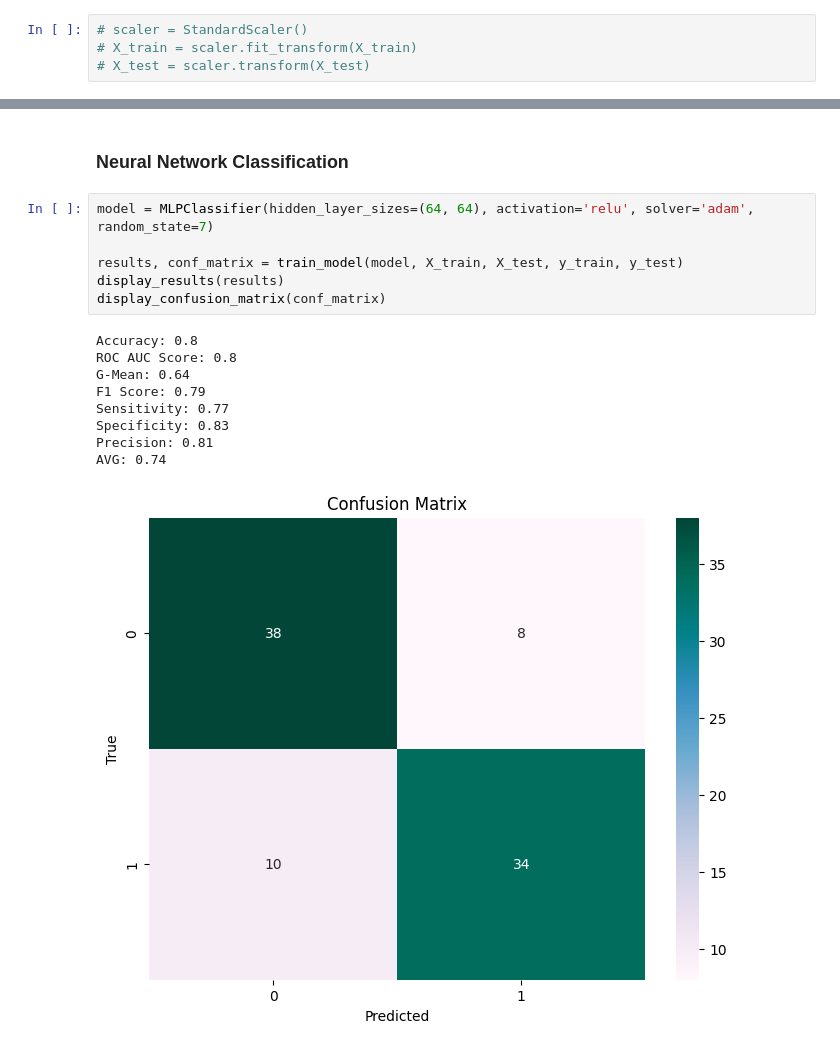
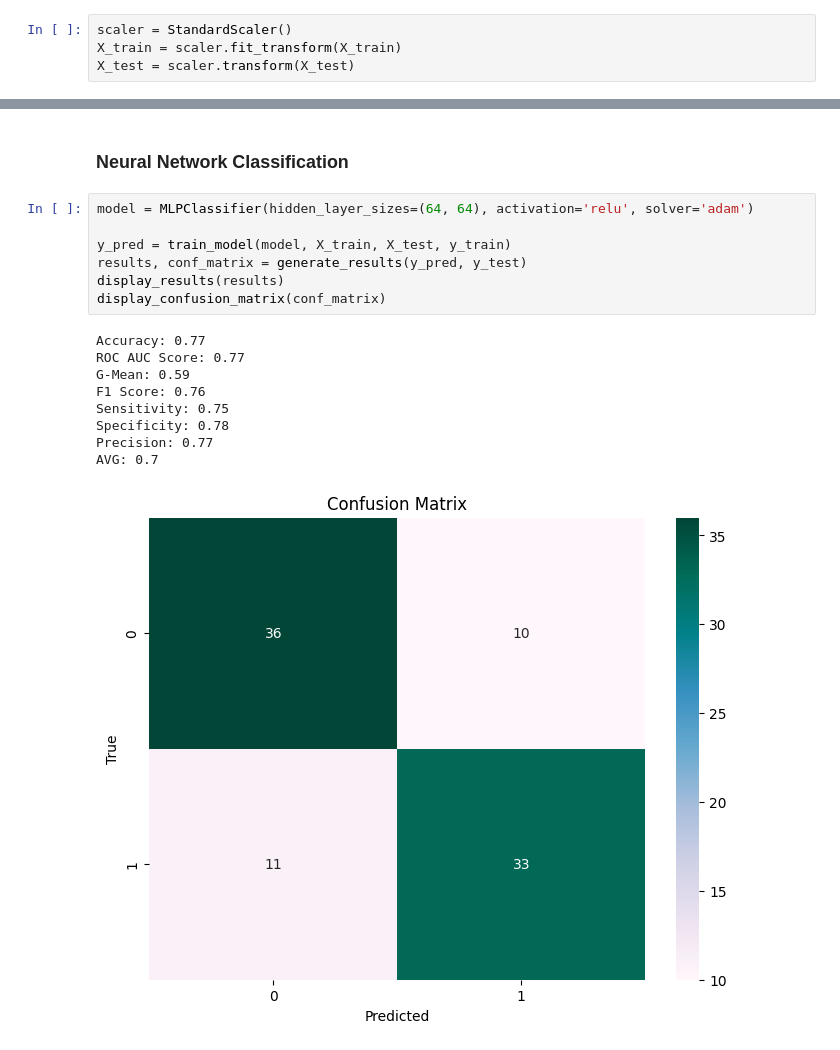
Before and after one commit to MrDomian/Heart-Disease-Risk-Prediction, a Jupyter notebook: Machine learning.ipynb, the cells around one changed output, grey strips where cells are left out. Drawn from its saved outputs; the diff is of its cells as text.

```diff
--- a/Machine learning.ipynb
+++ b/Machine learning.ipynb
@@ -45,9 +45,9 @@ X_train, X_test, y_train, y_test = train_test_split(X, y, test_size=0.3, random_
 # %% [markdown]
 ### Standardization of Data
 # %%
-# scaler = StandardScaler()
-# X_train = scaler.fit_transform(X_train)
-# X_test = scaler.transform(X_test)
+scaler = StandardScaler()
+X_train = scaler.fit_transform(X_train)
+X_test = scaler.transform(X_test)
 # %% [markdown]
 ### Data Balancing
 # %%
@@ -164,18 +176,19 @@ AVG: 0.72
 # %% [markdown]
 ### Neural Network Classification
 # %%
-model = MLPClassifier(hidden_layer_sizes=(64, 64), activation='relu', solver='adam', random_state=7)
+model = MLPClassifier(hidden_layer_sizes=(64, 64), activation='relu', solver='adam')
 
-results, conf_matrix = train_model(model, X_train, X_test, y_train, y_test)
+y_pred = train_model(model, X_train, X_test, y_train)
+results, conf_matrix = generate_results(y_pred, y_test)
 display_results(results)
 display_confusion_matrix(conf_matrix)
 # %% [output]
-Accuracy: 0.8
-ROC AUC Score: 0.8
-G-Mean: 0.64
-F1 Score: 0.79
-Sensitivity: 0.77
-Specificity: 0.83
-Precision: 0.81
-AVG: 0.74
+Accuracy: 0.77
+ROC AUC Score: 0.77
+G-Mean: 0.59
+F1 Score: 0.76
+Sensitivity: 0.75
+Specificity: 0.78
+Precision: 0.77
+AVG: 0.7
-[figure, old version]
+[figure, new version]
```
Also changed, not shown: parts of 8 cells of this notebook.
